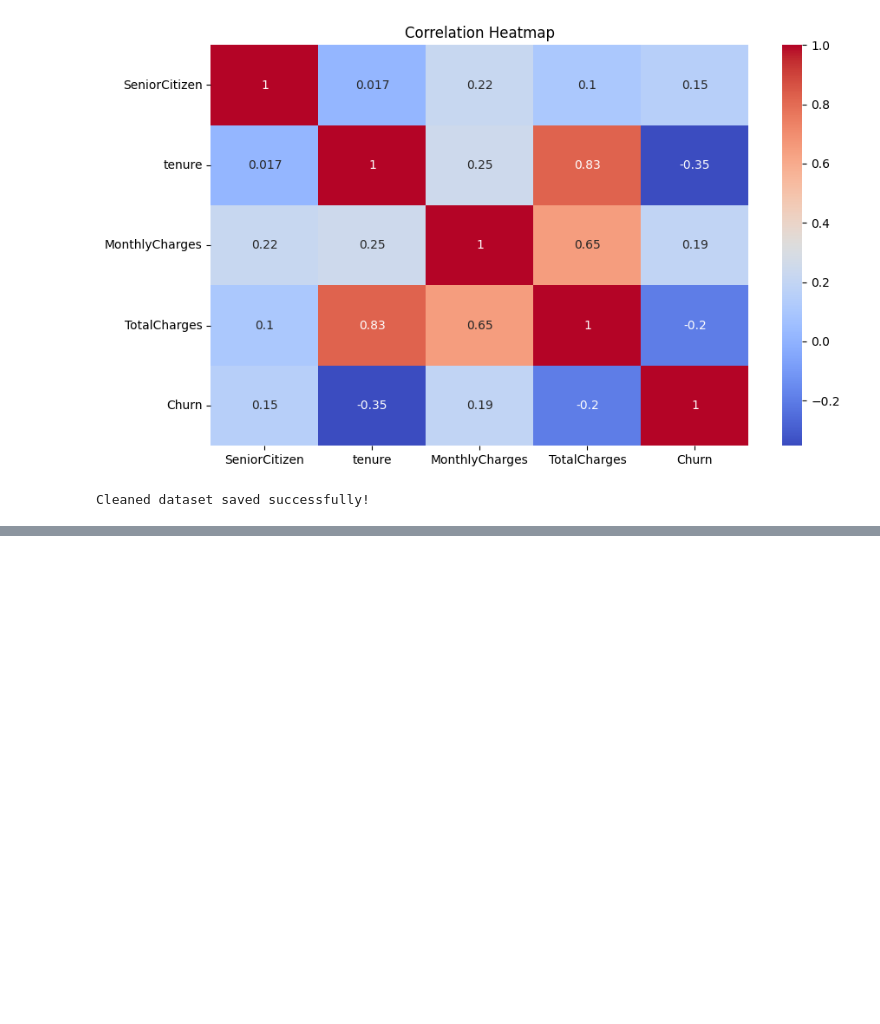
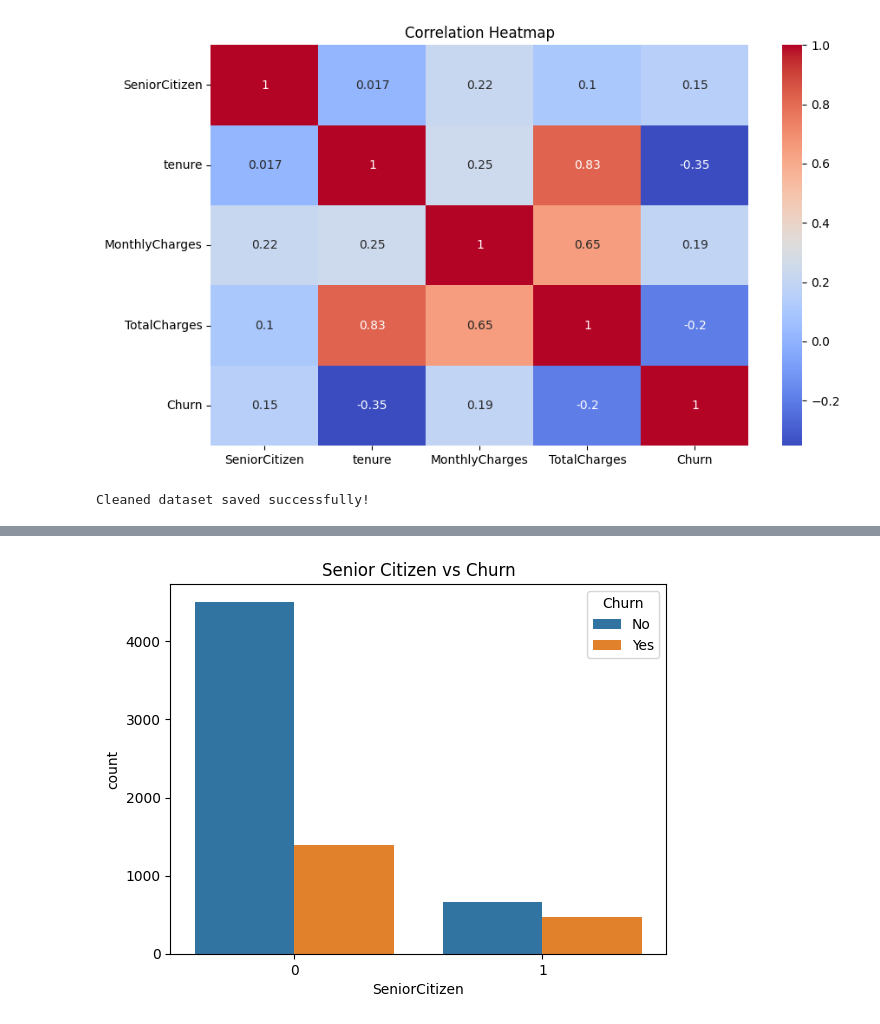
Before and after one commit to Sujitha-Anbazhagan/Data_Analytics_Internship, a Jupyter notebook: notebooks/01_EDA.ipynb, the cells around one changed output, grey strips where cells are left out. Cells and saved outputs as stored; diff of their text form; code cells hidden in the pictures; blank space fills up the shorter version.

```diff
--- a/notebooks/01_EDA.ipynb
+++ b/notebooks/01_EDA.ipynb
@@ -198,0 +336,8 @@ Cleaned dataset saved successfully!
+# %%
+sns.countplot(x='SeniorCitizen', hue='Churn', data=df)
+
+plt.title('Senior Citizen vs Churn')
+
+plt.show()
+# %% [output]
+[figure, added]
```
Also changed, not shown: parts of 33 cells of this notebook.
